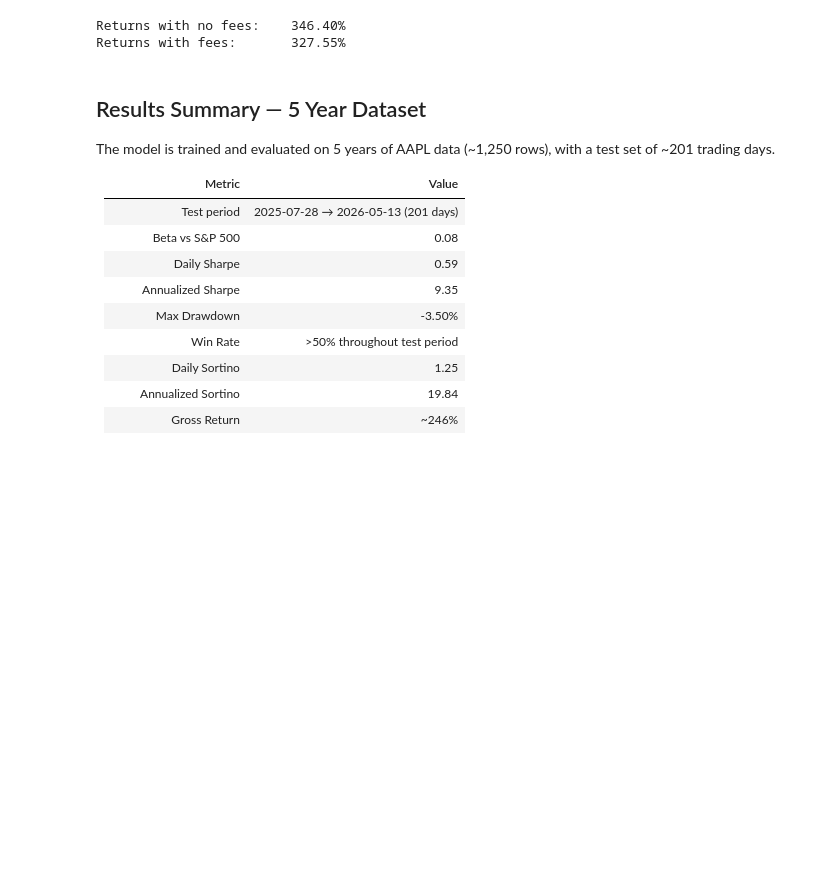
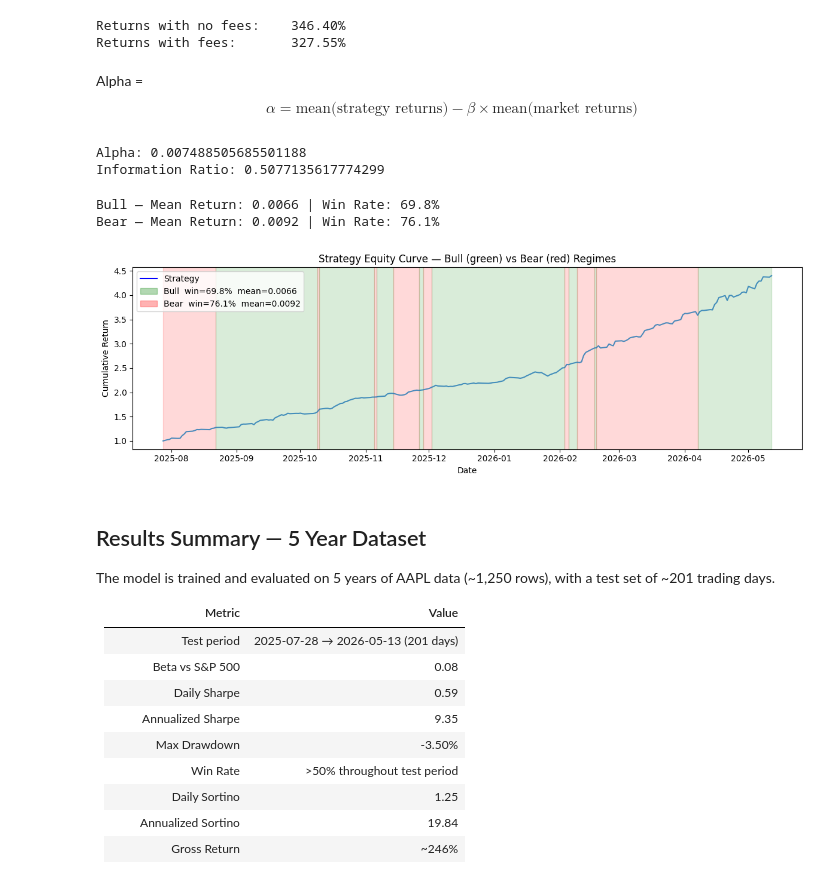
Before and after one commit to thehiaguy/StockReturnPred, a Jupyter notebook: notebooks/03_backtesting.ipynb, the cells around one changed output. Cells and saved outputs as stored; diff of their text form; code cells hidden in the pictures; blank space fills up the shorter version.

```diff
--- a/notebooks/03_backtesting.ipynb
+++ b/notebooks/03_backtesting.ipynb
@@ -252,6 +263,69 @@ print(f'Returns with fees:       {comp_returns_net[-1] - 1:.2%}')
 [figure]
 Returns with no fees:    346.40%
 Returns with fees:       327.55%
+# %% [markdown]
+Alpha = $$\alpha = \text{mean(strategy returns)} - \beta \times \text{mean(market returns)}$$
+# %%
+#------------Alpha-------------
+alpha = np.mean(strategy_returns)- beta * np.mean(sp_test.values)
+
+info_ratio = alpha / np.std(strategy_returns[:n] - sp_test.values[:n])
+
+print(f'Alpha: {alpha}')
+print(f'Information Ratio: {info_ratio}')
+# %% [output]
+Alpha: 0.007488505685501188
+Information Ratio: 0.5077135617774299
+# %%
+#---------Regime analysis-----------
+bullish = sp_test.rolling(20).mean() > 0
+bearish = ~bullish
+
+bull_mask = bullish.values[:n]
+bear_mask = bearish.values[:n]
+
+
+bull_win = np.mean(strategy_returns[:n][bull_mask] > 0) * 100
+bear_win = np.mean(strategy_returns[:n][bear_mask] > 0) * 100
+
+bull_mean = np.mean(strategy_returns[:n][bull_mask])
+bear_mean = np.mean(strategy_returns[:n][bear_mask])
+
+print(f'Bull — Mean Return: {bull_mean:.4f} | Win Rate: {bull_win:.1f}%')
+print(f'Bear — Mean Return: {bear_mean:.4f} | Win Rate: {bear_win:.1f}%')
+# %% [output]
+Bull — Mean Return: 0.0066 | Win Rate: 69.8%
+Bear — Mean Return: 0.0092 | Win Rate: 76.1%
+# %%
+from matplotlib.patches import Patch
+
+dates = preds.index[:n]
+
+fig, ax = plt.subplots(figsize=(12, 4))
+ax.plot(dates, comp_returns[:n], label='Strategy', alpha=0.8)
+
+# shade contiguous bull/bear stretches
+in_bull = bull_mask[0]
+start = dates[0]
+for i in range(1, n):
+    if bull_mask[i] != in_bull:
+        ax.axvspan(start, dates[i], alpha=0.15, color='green' if in_bull else 'red')
+        start = dates[i]
+        in_bull = bull_mask[i]
+ax.axvspan(start, dates[-1], alpha=0.15, color='green' if in_bull else 'red')
+
+ax.set_xlabel('Date')
+ax.set_ylabel('Cumulative Return')
+ax.set_title('Strategy Equity Curve — Bull (green) vs Bear (red) Regimes')
+ax.legend(handles=[
+    plt.Line2D([0], [0], color='blue', label='Strategy'),
+    Patch(color='green', alpha=0.3, label=f'Bull  win={bull_win:.1f}%  mean={bull_mean:.4f}'),
+    Patch(color='red',   alpha=0.3, label=f'Bear  win={bear_win:.1f}%  mean={bear_mean:.4f}'),
+])
+plt.tight_layout()
+plt.show()
+# %% [output]
+[figure, added]
 # %% [markdown]
 ## Results Summary — 5 Year Dataset
 
```
Also changed, not shown: parts of 2 cells of this notebook, 2 other files.
